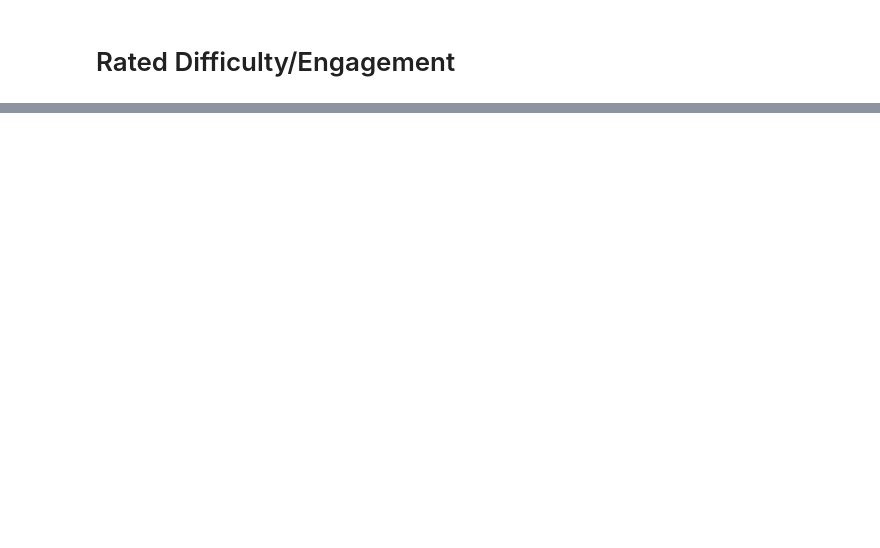
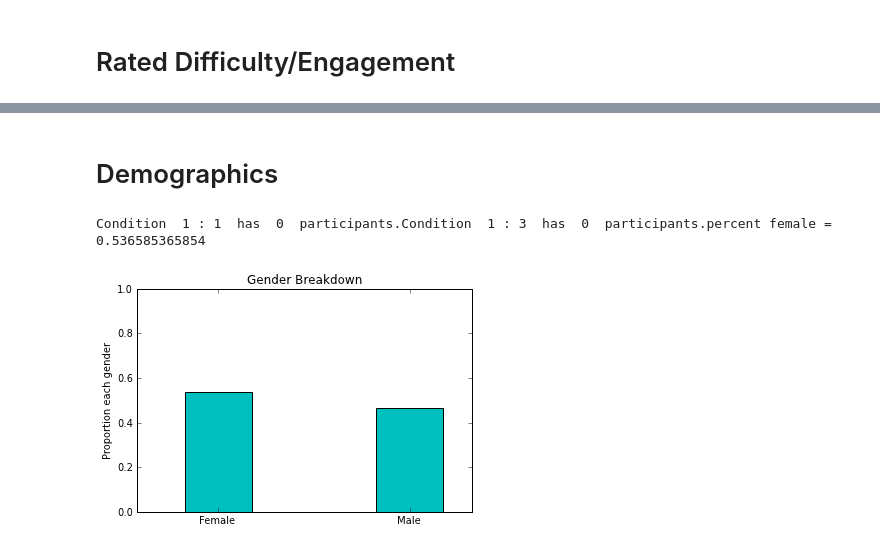
Before and after one commit to NYUCCL/CrumpMcDonnellGureckis2013, a Jupyter notebook: dataanalysis/ActiveLearning_SHJ.ipynb, the cells around one changed output, grey strips where cells are left out. Saved outputs shown, nothing was run; the diff lists cells and outputs as text; code cells hidden in the pictures; blank space fills up the shorter version.

```diff
--- a/dataanalysis/ActiveLearning_SHJ.ipynb
+++ b/dataanalysis/ActiveLearning_SHJ.ipynb
@@ -65,0 +83,2 @@ Condition  1 : 0  has  40  participants.Condition  1 : 1  has  35  participants.
+# %% [markdown]
+# Demographics
@@ -65,0 +87,5 @@ Condition  1 : 0  has  40  participants.Condition  1 : 1  has  35  participants.
+# %%
+genders=get_gender(participants, "4.3", 1, 1)+get_gender(participants, "4.3", 1, 3)print "percent female = ", sum(genders)/float(len(genders))# plot parametersind = arange(2)width=0.35fig = plt.figure()ax = fig.add_subplot(111)genderCs = [sum(genders)/float(len(genders)), (len(genders)-sum(genders))/float(len(genders))]passv = ax.bar(ind, genderCs, width, color='c')ax.set_ylabel('Proportion each gender')ax.set_title('Gender Breakdown')ax.set_xticks(ind+width/2)ax.set_xticklabels(('Female','Male'))plt.axis([-0.25,1.5,0,1])plt.show()
+# %% [output]
+Condition  1 : 1  has  0  participants.Condition  1 : 3  has  0  participants.percent female =  0.536585365854
+[figure, added]
```
Also changed, not shown: parts of 28 cells of this notebook, 3 other files.
